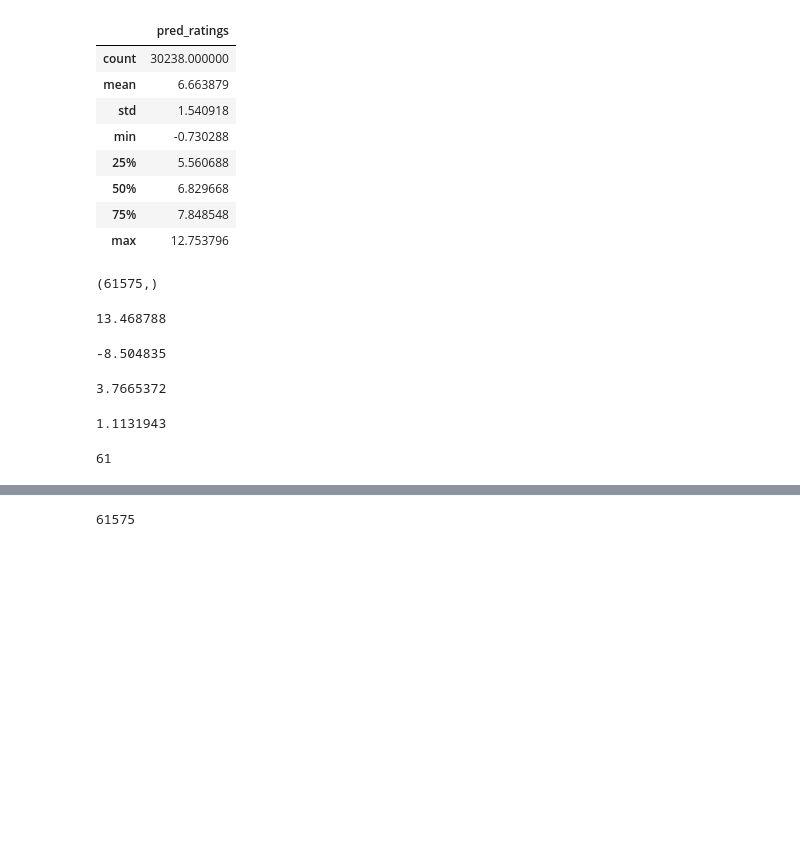
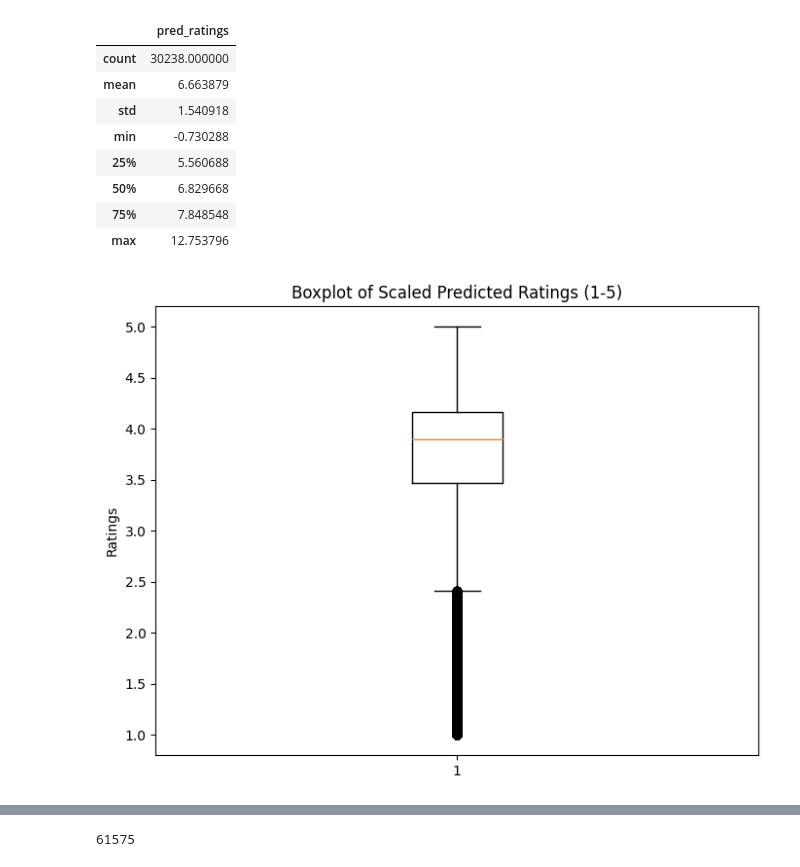
Before and after one commit to dhruv1220/Product-Recommendation-System, a Jupyter notebook: Product_Recommendation_System.ipynb, the cells around one changed output, grey strips where cells are left out. Drawn from its saved outputs; the diff is of its cells as text; code cells hidden in the pictures; blank space fills up the shorter version.

Commit message:
guardrails for rating

```diff
--- a/Product_Recommendation_System.ipynb
+++ b/Product_Recommendation_System.ipynb
@@ -1039,6 +1030,20 @@ my_results_df.describe()
 | 50% | 6.829668 |
 | 75% | 7.848548 |
 | max | 12.753796 |
+# %%
+# Assuming 'all_predictions' contains the predicted ratings for the test dataset
+
+# Current min and max values of predictions
+
+
+# Create a boxplot of scaled predictions
+plt.figure(figsize=(8, 6))
+plt.boxplot(all_predictions)
+plt.title('Boxplot of Scaled Predicted Ratings (1-5)')
+plt.ylabel('Ratings')
+plt.show()
+# %% [output]
+[figure, added]
 # %%
 # Set the model in evaluation mode
 model._net.eval()
@@ -1070,24 +1077,0 @@ np.save('all_predictions.npy', all_predictions)
-# %%
-all_predictions.shape
-# %% [output]
-(61575,)
-# %%
-all_predictions.max()
-# %% [output]
-13.468788
-# %%
-all_predictions.min()
-# %% [output]
--8.504835
-# %%
-all_predictions.mean()
-# %% [output]
-3.7665372
-# %%
-all_predictions.std()
-# %% [output]
-1.1131943
-# %%
-len(test_dataloader)
-# %% [output]
-61
```
Also changed, not shown: parts of 7 cells of this notebook.
